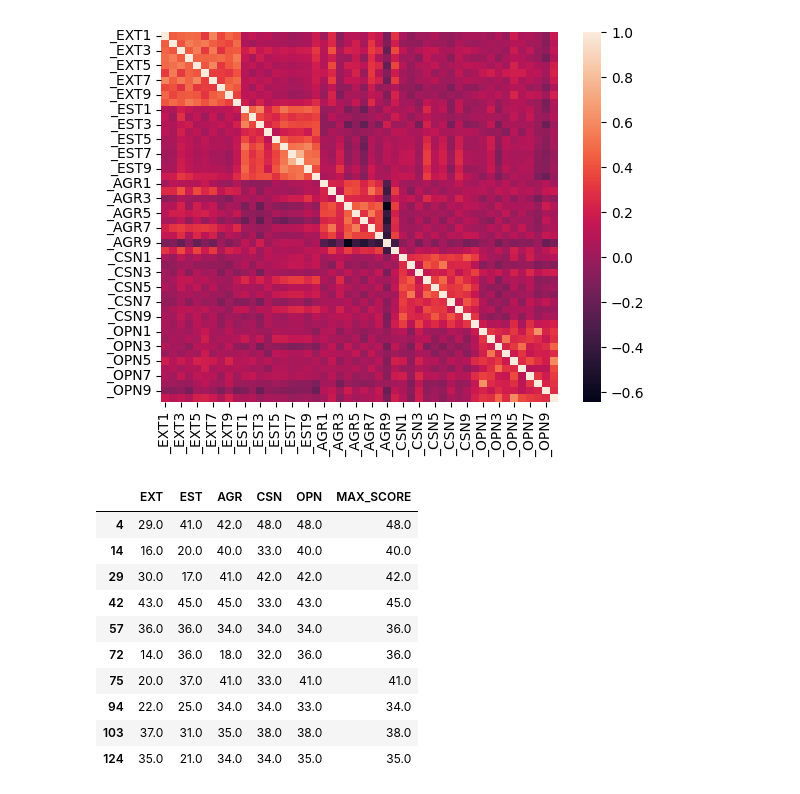
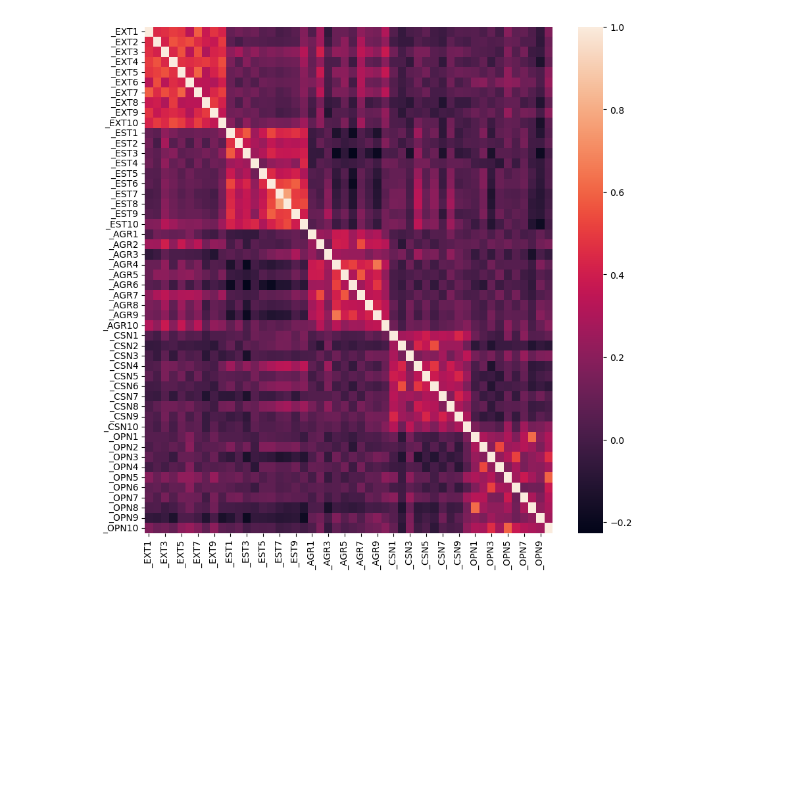
Before and after one commit to Karolina1110/personality_data, a Jupyter notebook: data_analisis.ipynb, the cells around one changed output. Cells and saved outputs as stored; diff of their text form; code cells hidden in the pictures; blank space fills up the shorter version.

Commit message:
fix in points and cleaning data

```diff
--- a/data_analisis.ipynb
+++ b/data_analisis.ipynb
@@ -5,7 +5,7 @@ import utils
 import seaborn as sn
 import matplotlib.pyplot as plt
 # %%
-data = pd.read_csv('data/results.csv', index_col=0)
+data = pd.read_csv('data/results_fix.csv', index_col=0)
 data.head()
 # %% [output]
 |  | EXT1 | EXT2 | EXT3 | EXT4 | EXT5 | EXT6 | EXT7 | EXT8 | EXT9 | EXT10 | ... | ... |
@@ -39,19 +29,6 @@ plt.show()
 # %%
+f, ax = plt.subplots(figsize=(10,10))
 sn.heatmap(data.iloc[: , 50:100].corr())
 plt.show()
 # %% [output]
-[figure, old version]
+[figure, new version]
-# %%
-data[data['CONFLICT']==True].iloc[:10, 100:106]
-# %% [output]
-|  | EXT | EST | AGR | CSN | OPN | MAX_SCORE |
-| 4 | 29.0 | 41.0 | 42.0 | 48.0 | 48.0 | 48.0 |
-| 14 | 16.0 | 20.0 | 40.0 | 33.0 | 40.0 | 40.0 |
-| 29 | 30.0 | 17.0 | 41.0 | 42.0 | 42.0 | 42.0 |
-| 42 | 43.0 | 45.0 | 45.0 | 33.0 | 43.0 | 45.0 |
-| 57 | 36.0 | 36.0 | 34.0 | 34.0 | 34.0 | 36.0 |
-| 72 | 14.0 | 36.0 | 18.0 | 32.0 | 36.0 | 36.0 |
-| 75 | 20.0 | 37.0 | 41.0 | 33.0 | 41.0 | 41.0 |
-| 94 | 22.0 | 25.0 | 34.0 | 34.0 | 33.0 | 34.0 |
-| 103 | 37.0 | 31.0 | 35.0 | 38.0 | 38.0 | 38.0 |
-| 124 | 35.0 | 21.0 | 34.0 | 34.0 | 35.0 | 35.0 |
```
Also changed, not shown: parts of 18 cells of this notebook, 6 other files.
